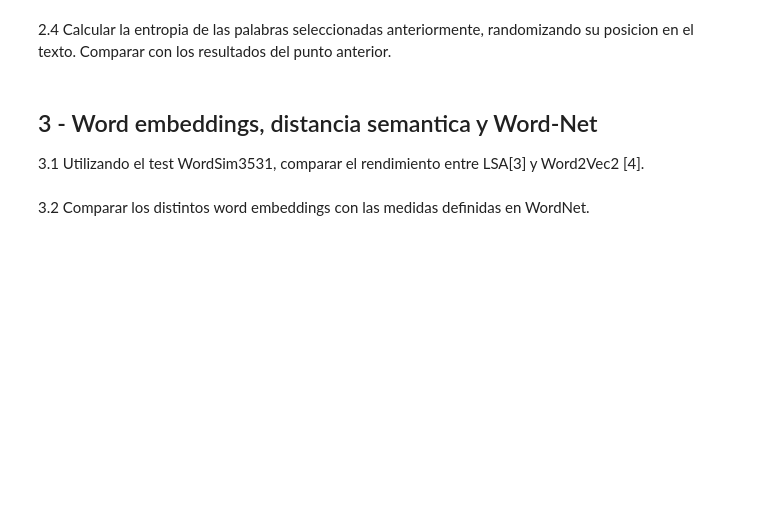
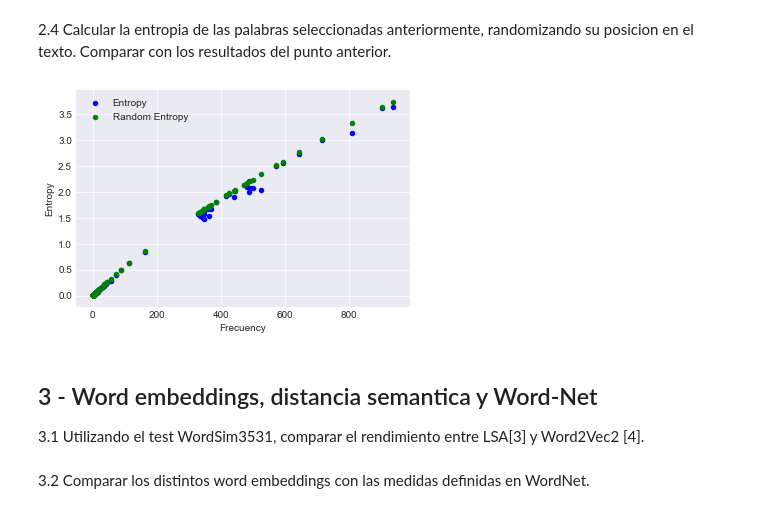
Before and after one commit to lucasputer/CienciaDeDatos, a Jupyter notebook: tp6/TP6.ipynb, the cells around one changed output. Cells and saved outputs as stored; diff of their text form; code cells hidden in the pictures; blank space fills up the shorter version.

```diff
--- a/tp6/TP6.ipynb
+++ b/tp6/TP6.ipynb
@@ -261,5 +311,17 @@ plt.show()
 # %% [markdown]
 2.4 Calcular la entropia de las palabras seleccionadas anteriormente, randomizando su posicion en el texto. Comparar con los resultados del punto anterior.
+# %%
+random_freq_vocab, random_freq_vocab_by_part = calculate_freqs_by_parts(random_txt)
+random_entropies = calculate_entropies(origin_max_freq_vocab, random_freq_vocab, random_freq_vocab_by_part)
+random_entropies.sort()
+# %%
+random_entropies_df = pd.DataFrame(random_entropies, columns=["Frecuency","Entropy"])
+# %%
+ax = entropies_df.plot.scatter(x="Frecuency", y="Entropy", color='Blue', label='Entropy')
+ax = random_entropies_df.plot.scatter(x="Frecuency", y="Entropy", color='Green', label='Random Entropy', ax=ax)
+plt.show()
+# %% [output]
+[figure, added]
 # %% [markdown]
 ## 3 - Word embeddings, distancia semantica y Word-Net
 3.1 Utilizando el test WordSim3531, comparar el rendimiento entre LSA[3] y Word2Vec2 [4].
```
Also changed, not shown: parts of 9 cells of this notebook.
